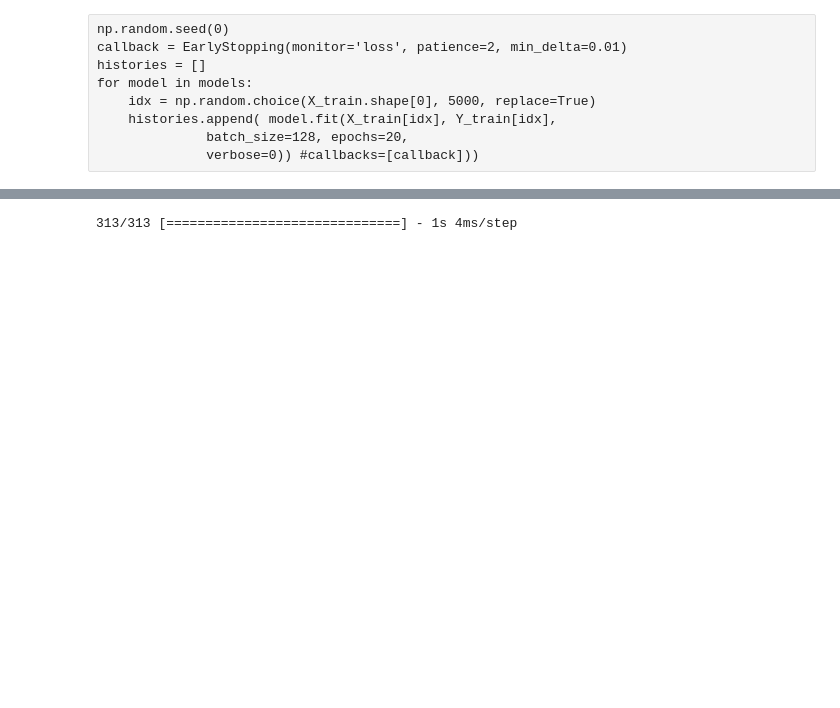
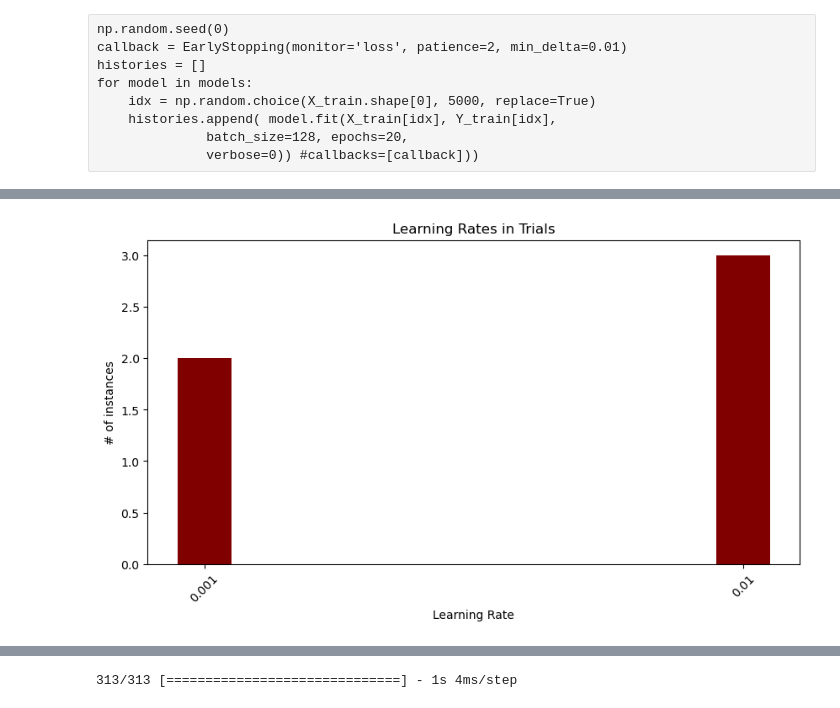
Before and after one commit to JoeMad21/project1EEL6814, a Jupyter notebook: EEL6814Proj1V1.ipynb, the cells around one changed output, grey strips where cells are left out. Cells and saved outputs as stored; diff of their text form; code cells hidden in the pictures; blank space fills up the shorter version.

```diff
--- a/EEL6814Proj1V1.ipynb
+++ b/EEL6814Proj1V1.ipynb
@@ -146,14 +230,0 @@ Epoch 2/10
-# %%
-find_best_model = []
-for history in histories:
-    find_best_model.append(history.history['loss'][-1])
-
-index = np.argmin(find_best_model)
-best_model = models[index]
-
-print("Chosen Model: " + str(index))
-print("Final Loss: " + str(find_best_model[index]))
-print("Final Accuracy: " + str(histories[index].history['accuracy'][-1]))
-#print("Final Learning Rate: " + str(chosen_lr[index]))
-#print("Final Momentum: " + str(chosen_m[index]))
-print("Layer Width: " + str(layer_width[index]))
@@ -164,0 +333,31 @@ Layer Width: 10
+# %%
+chosen_idx = np.argwhere(np.array(best_accuracies) > 0.80)
+
+ab_lrs = []
+for idx in chosen_idx:
+    ab_lrs.append(best_lrs[idx[0]])
+
+
+lrs_unique, lrs_counts = np.unique(ab_lrs, return_counts=True)
+lrs_data = dict(zip(lrs_unique, lrs_counts))
+
+lr_x_values = list(lrs_data.keys())
+lr_y_values = list(lrs_data.values())
+lr_x_values = [str(r) for r in lr_x_values]
+
+fig = plt.figure(figsize = (10, 5))
+
+# creating the bar plot
+plt.bar(lr_x_values, lr_y_values, color ='maroon',
+        width = 0.1)
+
+
+plt.xlabel("Learning Rate")
+plt.ylabel("# of instances")
+plt.title("Learning Rates in Trials")
+plt.xticks(lr_x_values,rotation=45)
+plt.show()
+
+lr_select = statistics.mode(ab_lrs)
+# %% [output]
+[figure, added]
```
Also changed, not shown: parts of 23 cells of this notebook, 12 other files.
